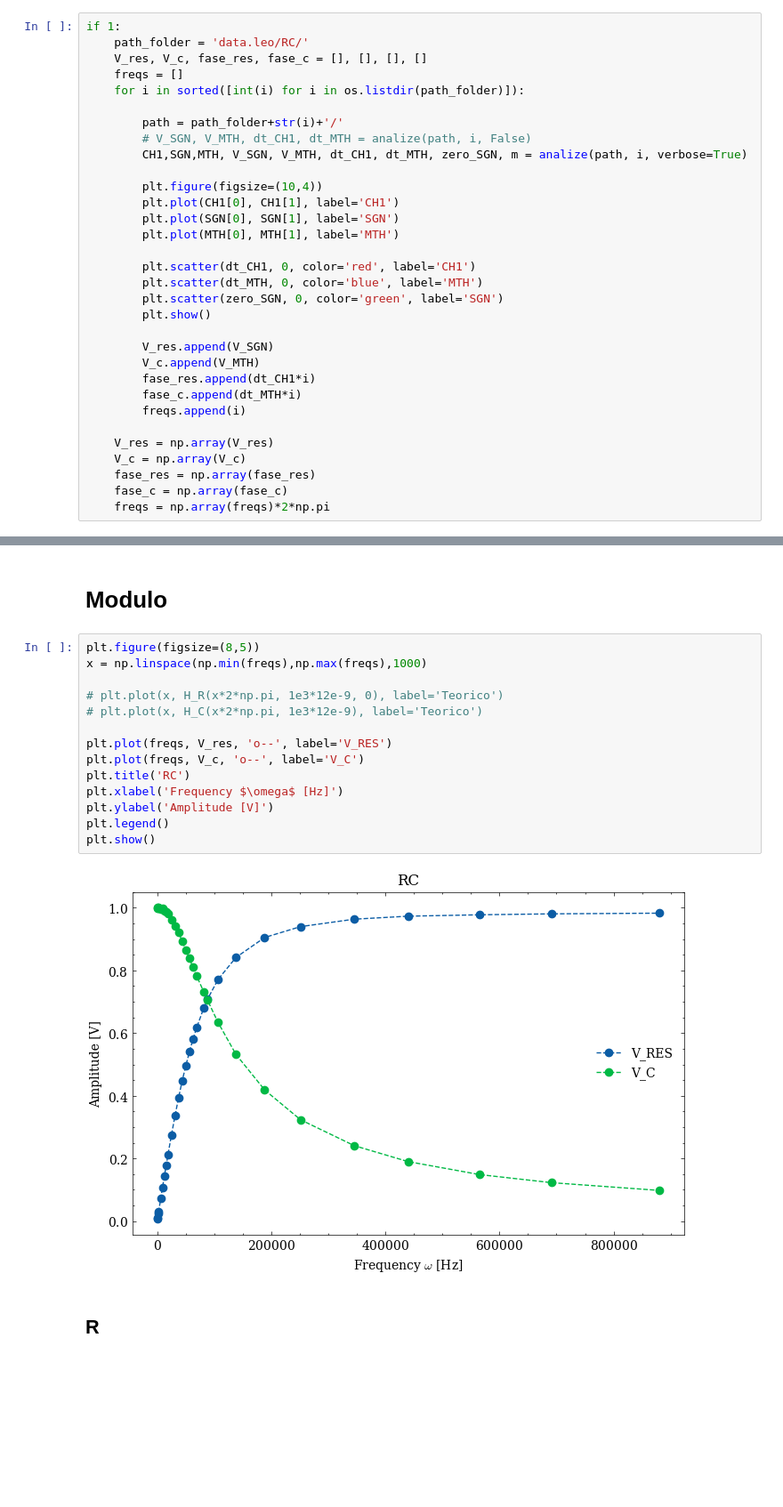
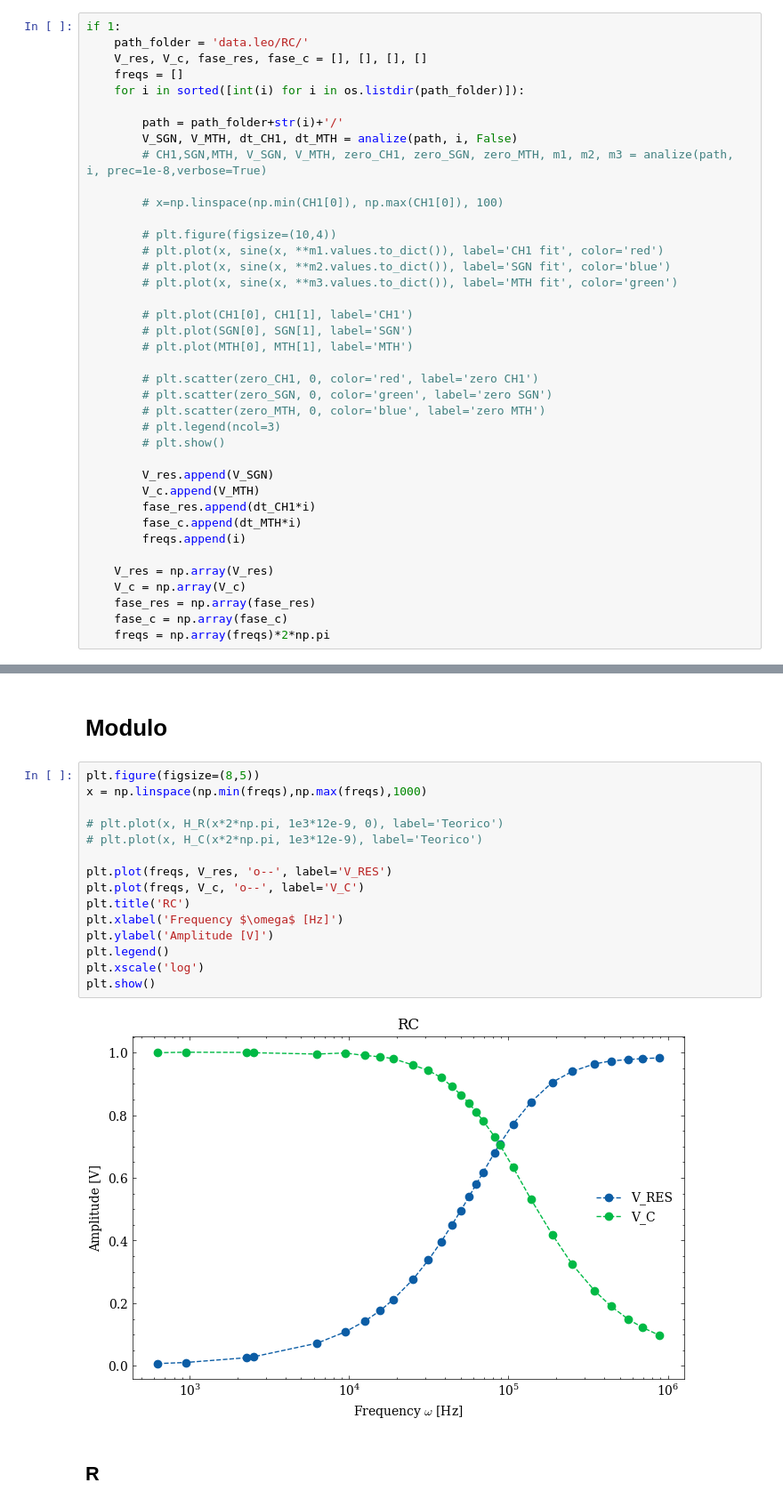
Before and after one commit to Yedi278/Lab2, a Jupyter notebook: Circuiti_3/RC.ipynb, the cells around one changed output, grey strips where cells are left out. Shown at 89% size. Cells and saved outputs as stored; diff of their text form; blank space fills up the shorter version.

```diff
--- a/Circuiti_3/RC.ipynb
+++ b/Circuiti_3/RC.ipynb
@@ -36,18 +36,25 @@ if 1:
     for i in sorted([int(i) for i in os.listdir(path_folder)]):
 
         path = path_folder+str(i)+'/'
-        # V_SGN, V_MTH, dt_CH1, dt_MTH = analize(path, i, False)
-        CH1,SGN,MTH, V_SGN, V_MTH, dt_CH1, dt_MTH, zero_SGN, m = analize(path, i, verbose=True)
+        V_SGN, V_MTH, dt_CH1, dt_MTH = analize(path, i, False)
+        # CH1,SGN,MTH, V_SGN, V_MTH, zero_CH1, zero_SGN, zero_MTH, m1, m2, m3 = analize(path, i, prec=1e-8,verbose=True)
 
-        plt.figure(figsize=(10,4))
-        plt.plot(CH1[0], CH1[1], label='CH1')
-        plt.plot(SGN[0], SGN[1], label='SGN')
-        plt.plot(MTH[0], MTH[1], label='MTH')
+        # x=np.linspace(np.min(CH1[0]), np.max(CH1[0]), 100)
 
-        plt.scatter(dt_CH1, 0, color='red', label='CH1')
-        plt.scatter(dt_MTH, 0, color='blue', label='MTH')
-        plt.scatter(zero_SGN, 0, color='green', label='SGN')
-        plt.show()
+        # plt.figure(figsize=(10,4))
+        # plt.plot(x, sine(x, **m1.values.to_dict()), label='CH1 fit', color='red')
+        # plt.plot(x, sine(x, **m2.values.to_dict()), label='SGN fit', color='blue')
+        # plt.plot(x, sine(x, **m3.values.to_dict()), label='MTH fit', color='green')
+
+        # plt.plot(CH1[0], CH1[1], label='CH1')
+        # plt.plot(SGN[0], SGN[1], label='SGN')
+        # plt.plot(MTH[0], MTH[1], label='MTH')
+
+        # plt.scatter(zero_CH1, 0, color='red', label='zero CH1')
+        # plt.scatter(zero_SGN, 0, color='green', label='zero SGN')
+        # plt.scatter(zero_MTH, 0, color='blue', label='zero MTH')
+        # plt.legend(ncol=3)
+        # plt.show()
 
         V_res.append(V_SGN)
         V_c.append(V_MTH)
@@ -79,19 +72,20 @@ if 1:
 # %%
 plt.figure(figsize=(8,5))
 x = np.linspace(np.min(freqs),np.max(freqs),1000)
 
 # plt.plot(x, H_R(x*2*np.pi, 1e3*12e-9, 0), label='Teorico')
 # plt.plot(x, H_C(x*2*np.pi, 1e3*12e-9), label='Teorico')
 
 plt.plot(freqs, V_res, 'o--', label='V_RES')
 plt.plot(freqs, V_c, 'o--', label='V_C')
 plt.title('RC')
 plt.xlabel('Frequency $\omega$ [Hz]')
 plt.ylabel('Amplitude [V]')
 plt.legend()
+plt.xscale('log')
 plt.show()
 # %% [output]
-[figure, old version]
+[figure, new version]
 # %% [markdown]
 ## R
 # %%
```
Also changed, not shown: parts of 6 cells of this notebook, 3 other files.
